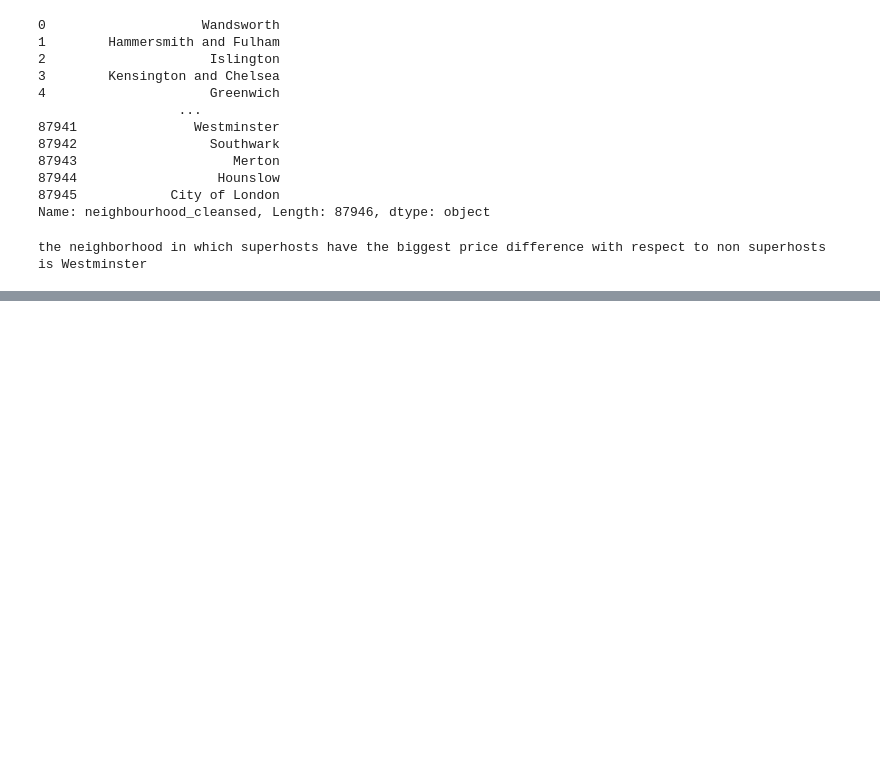
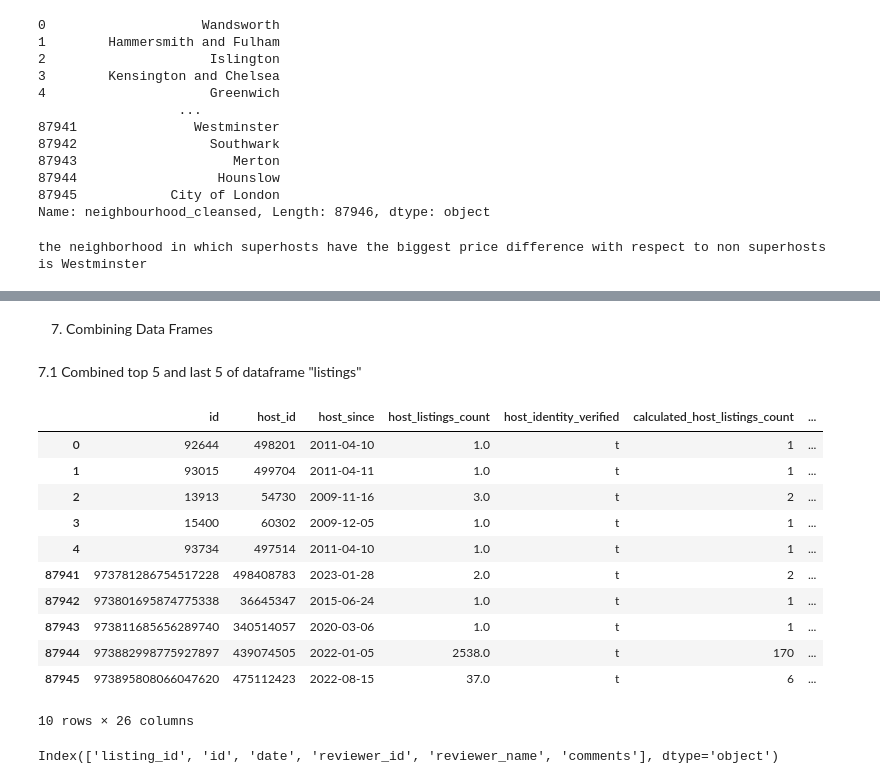
Before and after one commit to luffy2106/pandas, a Jupyter notebook: Essential_Pandas_Functions/Airbnb_dataset.ipynb, the cells around one changed output, grey strips where cells are left out. Saved outputs shown, nothing was run; the diff lists cells and outputs as text; code cells hidden in the pictures; blank space fills up the shorter version.

```diff
--- a/Essential_Pandas_Functions/Airbnb_dataset.ipynb
+++ b/Essential_Pandas_Functions/Airbnb_dataset.ipynb
@@ -523,0 +599,23 @@ the neighborhood in which superhosts have the biggest price difference with resp
+# %% [markdown]
+7. Combining Data Frames
+# %% [markdown]
+7.1 Combined top 5 and last 5 of dataframe "listings"
+# %%
+pd.concat([listings.head(), listings.tail()])
+# %% [output]
+|  | id | host_id | host_since | host_listings_count | host_identity_verified | calculated_host_listings_count | ... |
+| 0 | 92644 | 498201 | 2011-04-10 | 1.0 | t | 1 | ... |
+| 1 | 93015 | 499704 | 2011-04-11 | 1.0 | t | 1 | ... |
+| 2 | 13913 | 54730 | 2009-11-16 | 3.0 | t | 2 | ... |
+| 3 | 15400 | 60302 | 2009-12-05 | 1.0 | t | 1 | ... |
+| 4 | 93734 | 497514 | 2011-04-10 | 1.0 | t | 1 | ... |
+| 87941 | 973781286754517228 | 498408783 | 2023-01-28 | 2.0 | t | 2 | ... |
+| 87942 | 973801695874775338 | 36645347 | 2015-06-24 | 1.0 | t | 1 | ... |
+| 87943 | 973811685656289740 | 340514057 | 2020-03-06 | 1.0 | t | 1 | ... |
+| 87944 | 973882998775927897 | 439074505 | 2022-01-05 | 2538.0 | t | 170 | ... |
+| 87945 | 973895808066047620 | 475112423 | 2022-08-15 | 37.0 | t | 6 | ... |
+10 rows × 26 columns
+# %%
+reviews.columns
+# %% [output]
+Index(['listing_id', 'id', 'date', 'reviewer_id', 'reviewer_name', 'comments'], dtype='object')
```
Also changed, not shown: parts of 33 cells of this notebook, 1 other file.
